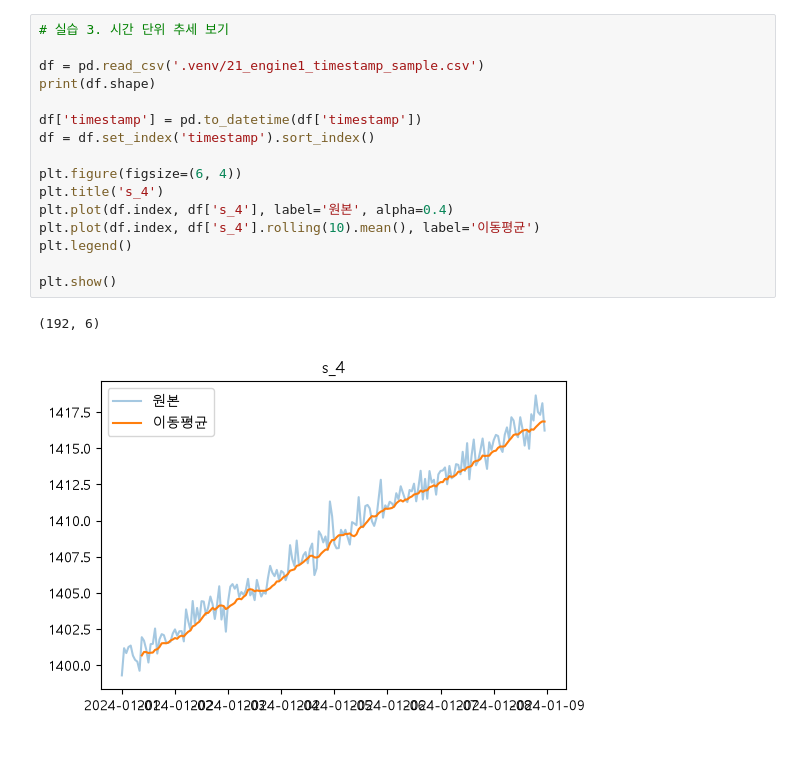
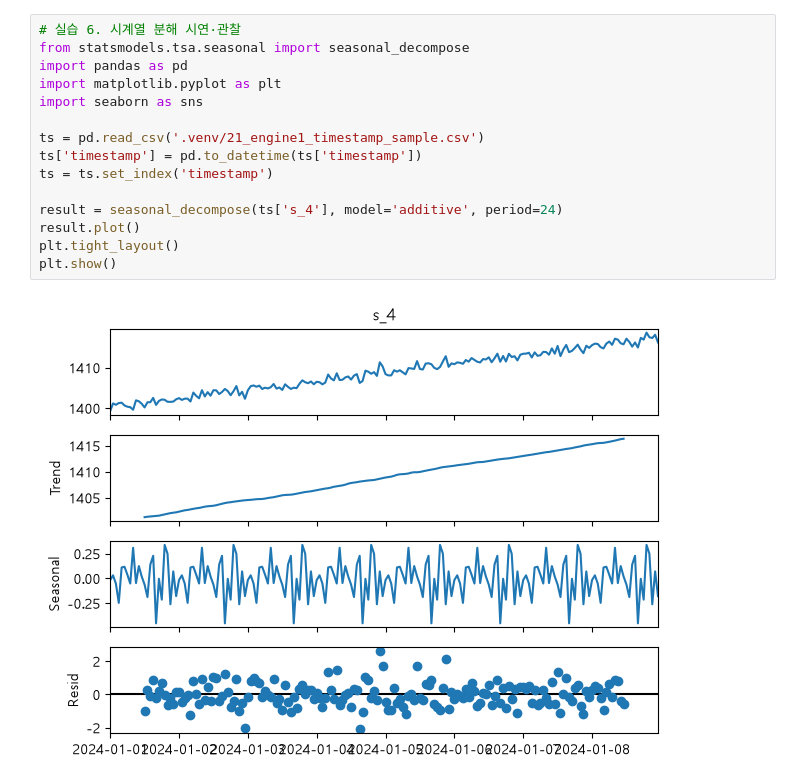
Before and after one commit to show4336-collab/KNA-DataAnalysis-1st, a Jupyter notebook: 260828practice_1.ipynb, the cells around one changed output. Drawn from its saved outputs; the diff is of its cells as text; blank space fills up the shorter version.

```diff
--- a/260828practice_1.ipynb
+++ b/260828practice_1.ipynb
@@ -74,19 +1,17 @@ plt.show()
-# %%
-# 실습 3. 시간 단위 추세 보기
-
-df = pd.read_csv('.venv/21_engine1_timestamp_sample.csv')
-print(df.shape)
-
-df['timestamp'] = pd.to_datetime(df['timestamp'])
-df = df.set_index('timestamp').sort_index()
-
-plt.figure(figsize=(6, 4))
-plt.title('s_4')
-plt.plot(df.index, df['s_4'], label='원본', alpha=0.4)
-plt.plot(df.index, df['s_4'].rolling(10).mean(), label='이동평균')
-plt.legend()
-
-plt.show()
-# %% [output]
-(192, 6)
-[figure, removed]
+# %%
+# 실습 6. 시계열 분해 시연·관찰
+from statsmodels.tsa.seasonal import seasonal_decompose
+import pandas as pd
+import matplotlib.pyplot as plt
+import seaborn as sns
+
+ts = pd.read_csv('.venv/21_engine1_timestamp_sample.csv')
+ts['timestamp'] = pd.to_datetime(ts['timestamp'])
+ts = ts.set_index('timestamp')
+
+result = seasonal_decompose(ts['s_4'], model='additive', period=24)
+result.plot()
+plt.tight_layout()
+plt.show()
+# %% [output]
+[figure, added]
```
Also changed, not shown: parts of 2 cells of this notebook, 2 other files.
